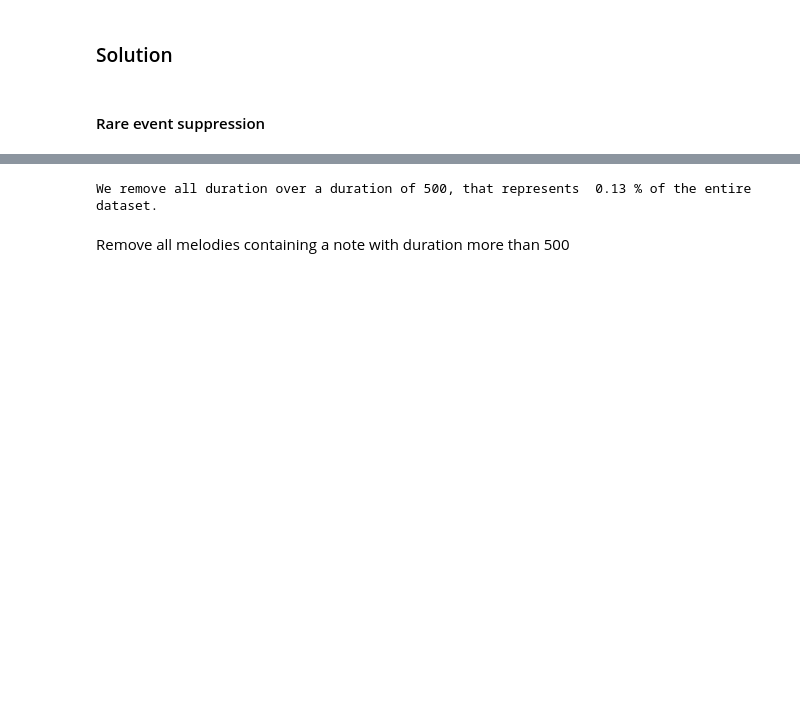
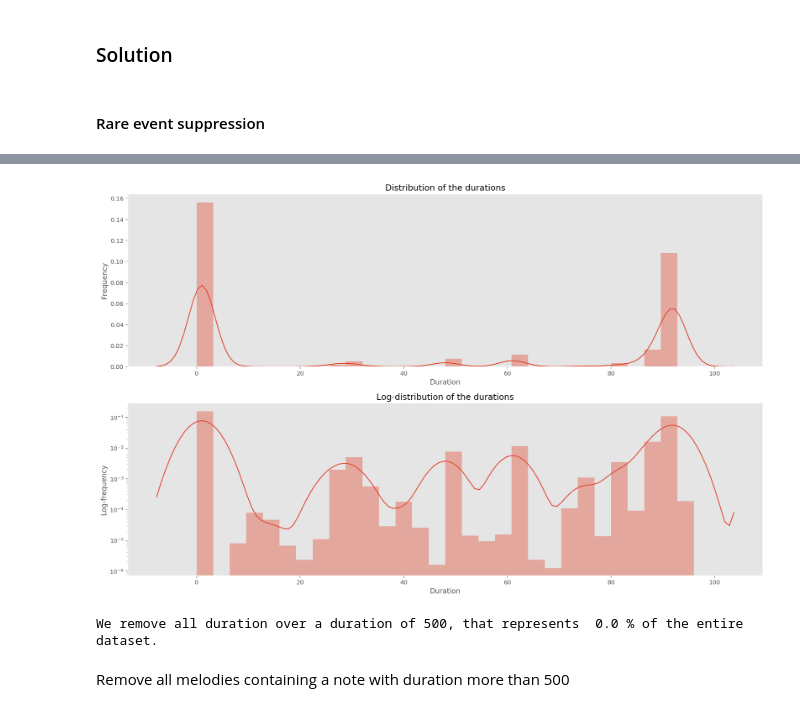
Before and after one commit to SSappy/ANN-Project-1, a Jupyter notebook: miniproject2.ipynb, the cells around one changed output, grey strips where cells are left out. Saved outputs shown, nothing was run; the diff lists cells and outputs as text; code cells hidden in the pictures; blank space fills up the shorter version.

```diff
--- a/miniproject2.ipynb
+++ b/miniproject2.ipynb
@@ -312,0 +314,10 @@ len(dataset)
+# %%
+pitches = set()
+durations = set()
+
+for label in dataset.keys():
+    pitches |= set(dataset[label]['P'])
+    durations |= set(dataset[label]['T'])
+
+pitches = list(pitches)
+durations = list(durations)
@@ -373,7 +407,25 @@ plt.show()
+# %%
+fig, ax = plt.subplots(2, 1, figsize=(16,10))
+
+sns.distplot(durations, bins=30, ax=ax[0])
+ax[0].set_title('Distribution of the durations')
+ax[0].set_ylabel('Frequency')
+ax[0].set_xlabel('Duration')
+
+sns.distplot(durations, bins=30, hist_kws={'log':True}, ax=ax[1])
+ax[1].set_title('Log-distribution of the durations')
+ax[1].set_ylabel('Log-frequency')
+ax[1].set_xlabel('Duration')
+
+plt.tight_layout()
+
+plt.show()
+# %% [output]
+[figure, added]
 # %%
-print('We remove all duration over a duration of 500, that represents ', round(len(np.where(np.array(duration)>1000)[0])*100/ len(duration), 2), "% of the entire dataset.")
+print('We remove all duration over a duration of 500, that represents ', round(len(np.where(np.array(durations)>1000)[0])*100/ len(durations), 2), "% of the entire dataset.")
 # %% [output]
-We remove all duration over a duration of 500, that represents  0.13 % of the entire dataset.
+We remove all duration over a duration of 500, that represents  0.0 % of the entire dataset.
 # %% [markdown]
 Remove all melodies containing a note with duration more than 500
 # %%
```
Also changed, not shown: parts of 12 cells of this notebook.
